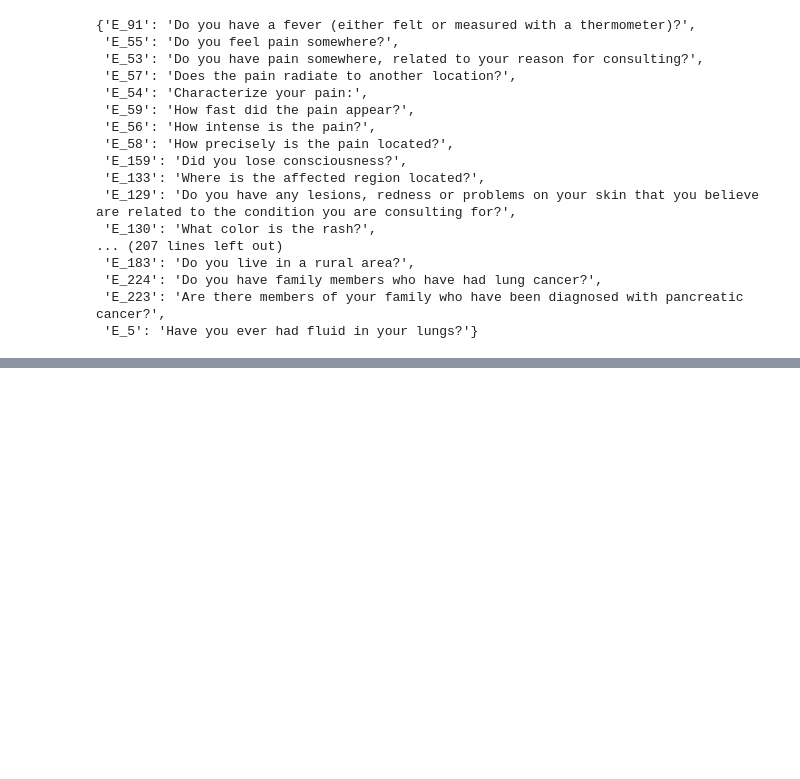
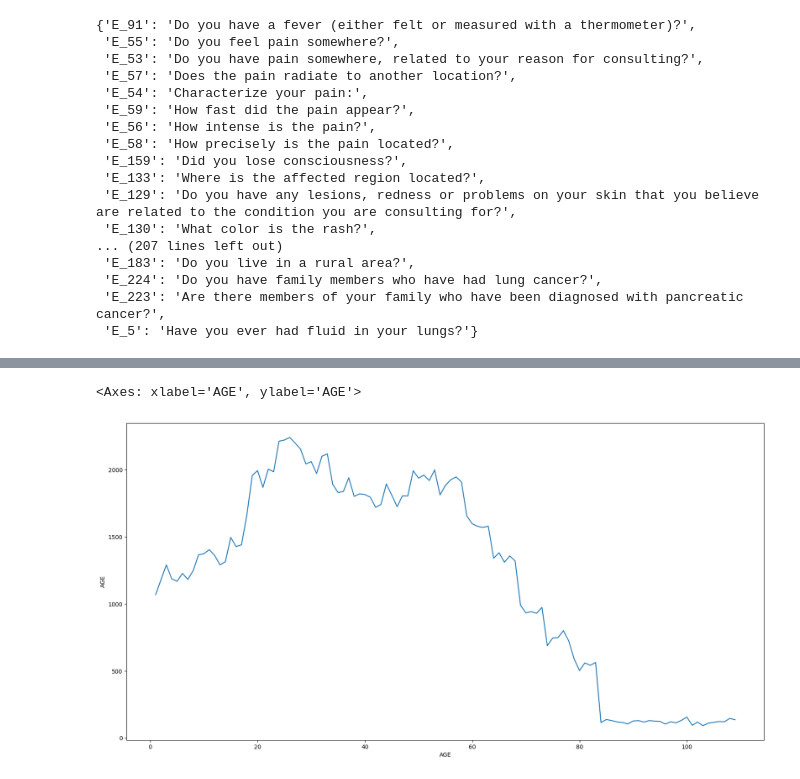
Before and after one commit to antil-samarth/Disease-prediction, a Jupyter notebook: head.ipynb, the cells around one changed output, grey strips where cells are left out. Cells and saved outputs as stored; diff of their text form; code cells hidden in the pictures; blank space fills up the shorter version.

Commit message:
data preprocessing

```diff
--- a/head.ipynb
+++ b/head.ipynb
@@ -134,0 +137,5 @@ symptom_questions_dict
+# %%
+df = pd.read_csv('Data/dataset.csv')
+# %%
+df.drop(['DIFFERENTIAL_DIAGNOSIS'], axis=1, inplace=True)
+df.drop(['INITIAL_EVIDENCE'], axis=1, inplace=True)
@@ -134,0 +205,7 @@ symptom_questions_dict
+# %%
+#plot line chart for age and count of age values
+plt.figure(figsize=(20, 10))
+sns.lineplot(x='AGE', y='AGE', data=df, estimator=lambda x: len(x))
+# %% [output]
+<Axes: xlabel='AGE', ylabel='AGE'>
+[figure, added]
```
Also changed, not shown: parts of 10 cells of this notebook, 1 other file.
